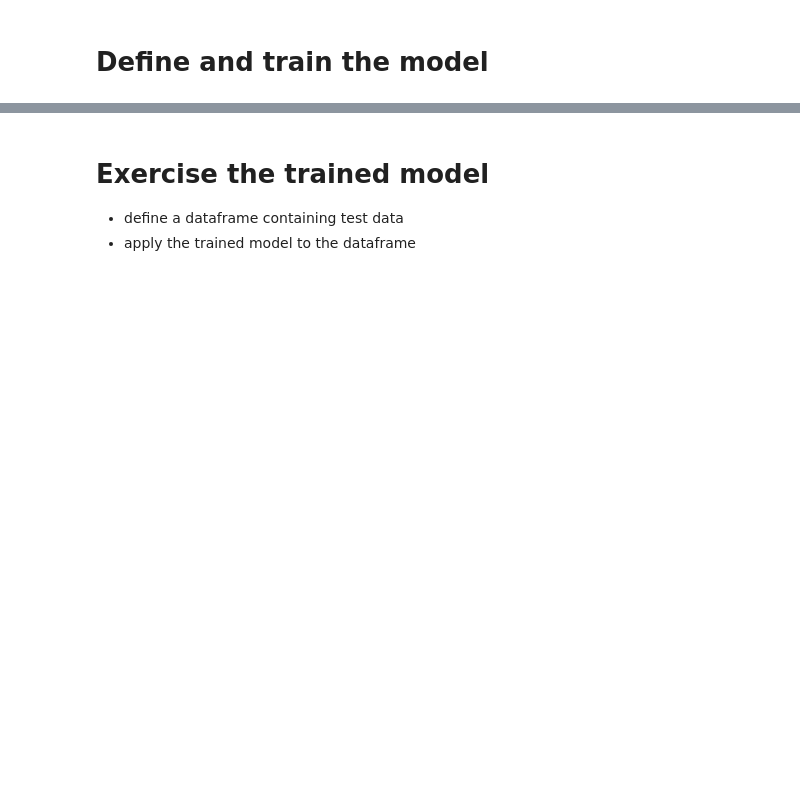
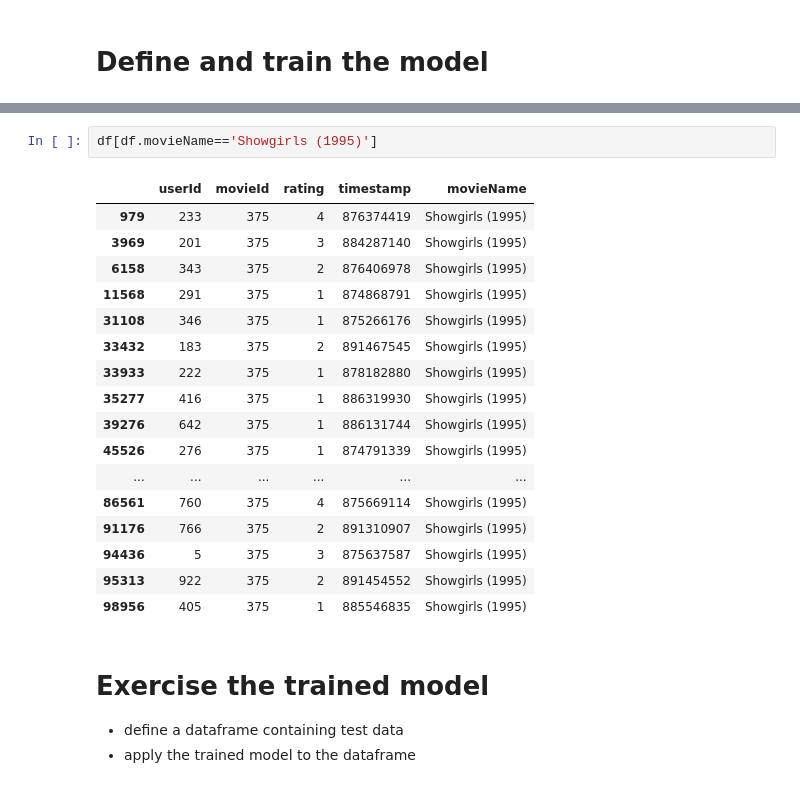
Before and after one commit to PacktPublishing/Deep-Learning-with-fastai-Cookbook, a Jupyter notebook: ch5/training_large_recommender_systems.ipynb, the cells around one changed output, grey strips where cells are left out. Drawn from its saved outputs; the diff is of its cells as text; blank space fills up the shorter version.

```diff
--- a/ch5/training_large_recommender_systems.ipynb
+++ b/ch5/training_large_recommender_systems.ipynb
@@ -153,3 +197,23 @@ learn.fit_one_cycle( 5 )
+# %%
+df[df.movieName=='Showgirls (1995)']
+# %% [output]
+|  | userId | movieId | rating | timestamp | movieName |
+| 979 | 233 | 375 | 4 | 876374419 | Showgirls (1995) |
+| 3969 | 201 | 375 | 3 | 884287140 | Showgirls (1995) |
+| 6158 | 343 | 375 | 2 | 876406978 | Showgirls (1995) |
+| 11568 | 291 | 375 | 1 | 874868791 | Showgirls (1995) |
+| 31108 | 346 | 375 | 1 | 875266176 | Showgirls (1995) |
+| 33432 | 183 | 375 | 2 | 891467545 | Showgirls (1995) |
+| 33933 | 222 | 375 | 1 | 878182880 | Showgirls (1995) |
+| 35277 | 416 | 375 | 1 | 886319930 | Showgirls (1995) |
+| 39276 | 642 | 375 | 1 | 886131744 | Showgirls (1995) |
+| 45526 | 276 | 375 | 1 | 874791339 | Showgirls (1995) |
+| ... | ... | ... | ... | ... | ... |
+| 86561 | 760 | 375 | 4 | 875669114 | Showgirls (1995) |
+| 91176 | 766 | 375 | 2 | 891310907 | Showgirls (1995) |
+| 94436 | 5 | 375 | 3 | 875637587 | Showgirls (1995) |
+| 95313 | 922 | 375 | 2 | 891454552 | Showgirls (1995) |
+| 98956 | 405 | 375 | 1 | 885546835 | Showgirls (1995) |
 # %% [markdown]
 # Exercise the trained model
 - define a dataframe containing test data
```
Also changed, not shown: parts of 17 cells of this notebook.
